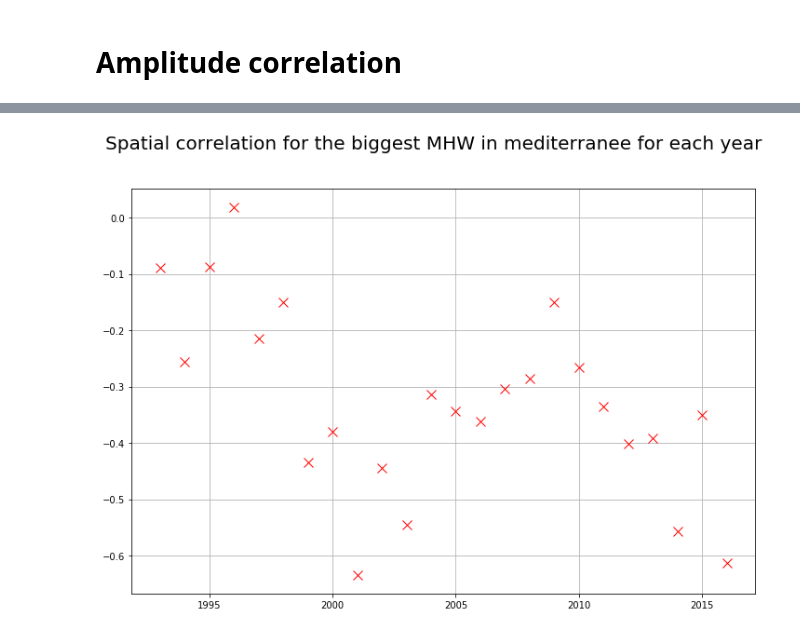
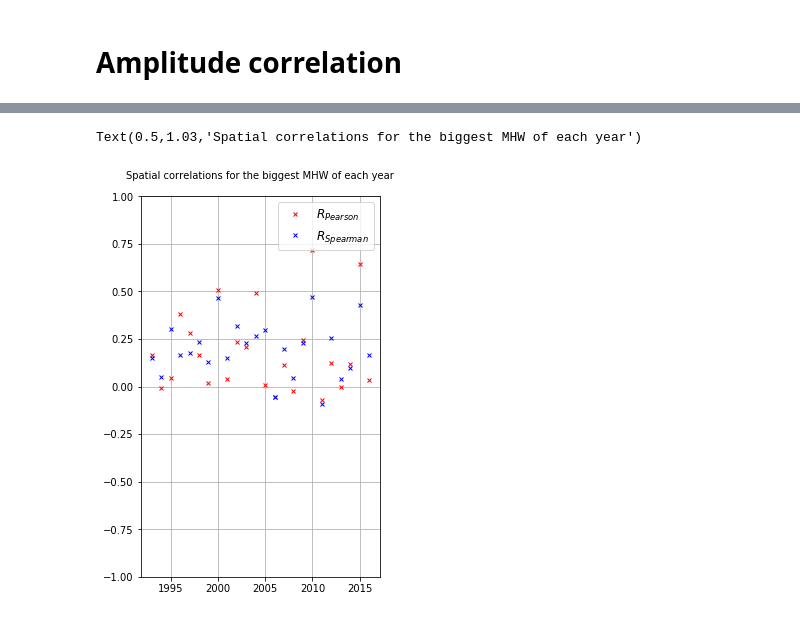
Before and after one commit to vtorralb/Heatwaves, a Jupyter notebook: Skills_amplitude.ipynb, the cells around one changed output, grey strips where cells are left out. Saved outputs shown, nothing was run; the diff lists cells and outputs as text; code cells hidden in the pictures.

```diff
--- a/Skills_amplitude.ipynb
+++ b/Skills_amplitude.ipynb
@@ -242,8 +403,6 @@ WARNING : issue finding the biggest HWs of the iyear, jmemb :  7 23
 # %%
-Ampli_mean_tocompare = np.ma.mean(Ampli_tocompare, axis=2)
-Fields_mean_tocompare = np.ma.mean(Fields_tocompare, axis=2)
-Fields_mean_tocompare.mask = Fields_tocompare.mask[:,:,0,:,:]
 from scipy.stats import pearsonr
+from scipy.stats import spearmanr
 from scipy.stats import linregress
 
 def predtrend(y):
@@ -262,17 +421,11 @@ def predtrend(y):
 
 Ampli_modtrend, Amplicortrend = predtrend(Ampli_ref[0,:])
 Ampli_cor_tocompare = pearsonr(Ampli_ref[0,:],Ampli_mean_tocompare[0,:])
+Ampli_sum_modtrend, Ampli_sumcortrend = predtrend(Ampli_sum_ref)
+Ampli_sum_cor_tocompare = pearsonr(Ampli_sum_ref, Ampli_sum_mean_tocompare)
+
 Field_cor = np.zeros((nyear,2))
+Field_cor_spearman = np.zeros((nyear,2))
 for iyear in range(nyear):
-    Field_cor[iyear,:] = pearsonr(Fields_mean_tocompare[0,iyear,:,:].flatten(), Fields_ref[0,iyear,:,:].flatten())
+    Field_cor[iyear,:] = maskpearsonr(Fields_mean_tocompare[0,iyear,:,:].flatten(), Fields_ref[0,iyear,:,:].flatten())
+    Field_cor_spearman[iyear,:] = maskspearmanr(Fields_mean_tocompare[0,iyear,:,:].flatten(), Fields_ref[0,iyear,:,:].flatten())
-# %%
-range_year = range(start_year_ref, end_year_ref+1)
-fig, ax = plt.subplots(figsize=(12,8))
-ax.plot(range_year, Field_cor[:,0], 'rx', markersize=10, alpha = 1) #, label = 'membs')
-ax.grid()
-fig.suptitle('Spatial correlation for the biggest MHW in '+reg_name+' for each year', fontsize = 20)
-#ax.legend(fontsize = 15)
-export_path='Spatial_biggestHW_pearsoncorr_'+reg_name
-plt.savefig('/cnrm/pastel/USERS/lecestres/NO_SAVE/plots/'+export_path+'.pdf')
-# %% [output]
-[figure, removed]
@@ -278,0 +456,24 @@ plt.savefig('/cnrm/pastel/USERS/lecestres/NO_SAVE/plots/'+export_path+'.pdf')
+# %%
+coeff = 1
+range_year = range(start_year_ref, end_year_ref+1)
+year_to_plot_best=np.argmax(Field_cor[:,0])+start_year_ref
+year_to_plot_worse=np.argmin(Field_cor[:,0])+start_year_ref
+year_to_plot_medium=np.argsort(Field_cor[:,0])[nyear//2]+start_year_ref
+# %%
+fig = plt.figure(constrained_layout=False, figsize = (15,7))
+
+gs = gridspec.GridSpec(2, 3, hspace=0.4, wspace=0.25, figure = fig)
+
+ax1 = plt.subplot(gs[:,2])
+
+ax1.plot(range_year, Field_cor[:,0], 'rx', markersize=4*coeff, alpha = 1 , label = r'${R_{Pearson}}$')
+ax1.plot(range_year, Field_cor_spearman[:,0], 'bx', markersize=4*coeff, alpha = 1 , label = r'${R_{Spearman}}$')
+ax1.grid()
+ax1.tick_params(axis='both', labelsize=10*coeff)
+
+ax1.set_ylim((-1,1))
+ax1.legend(fontsize = 12*coeff)
+ax1.set_title('Spatial correlations for the biggest MHW of each year', fontsize = 10*coeff, y=1.03)
+# %% [output]
+Text(0.5,1.03,'Spatial correlations for the biggest MHW of each year')
+[figure, added]
```
Also changed, not shown: parts of 16 cells of this notebook, 9 other files.
